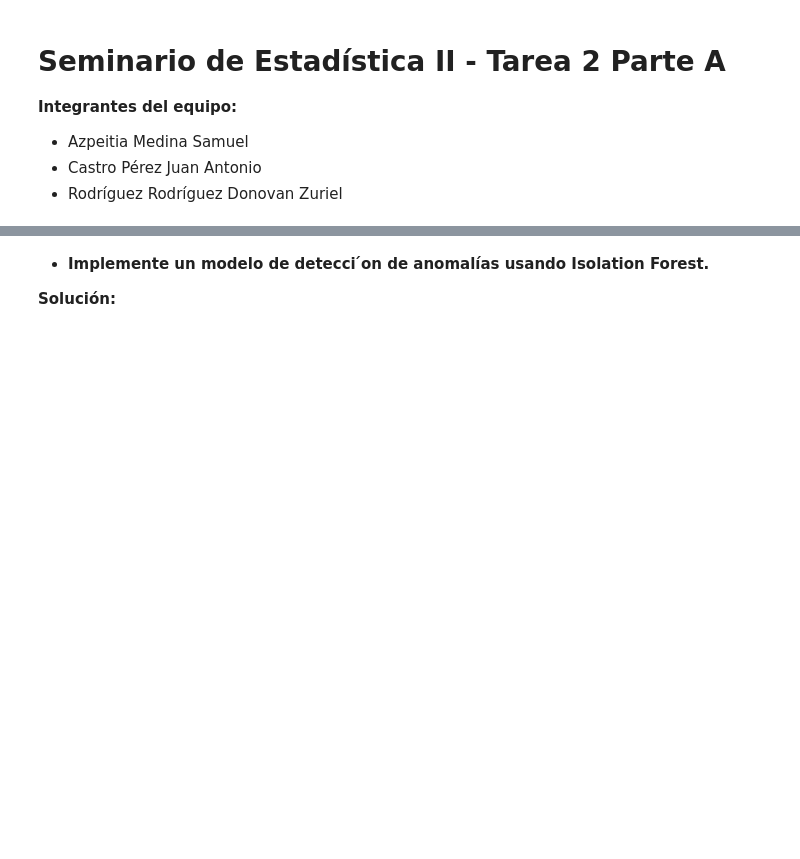
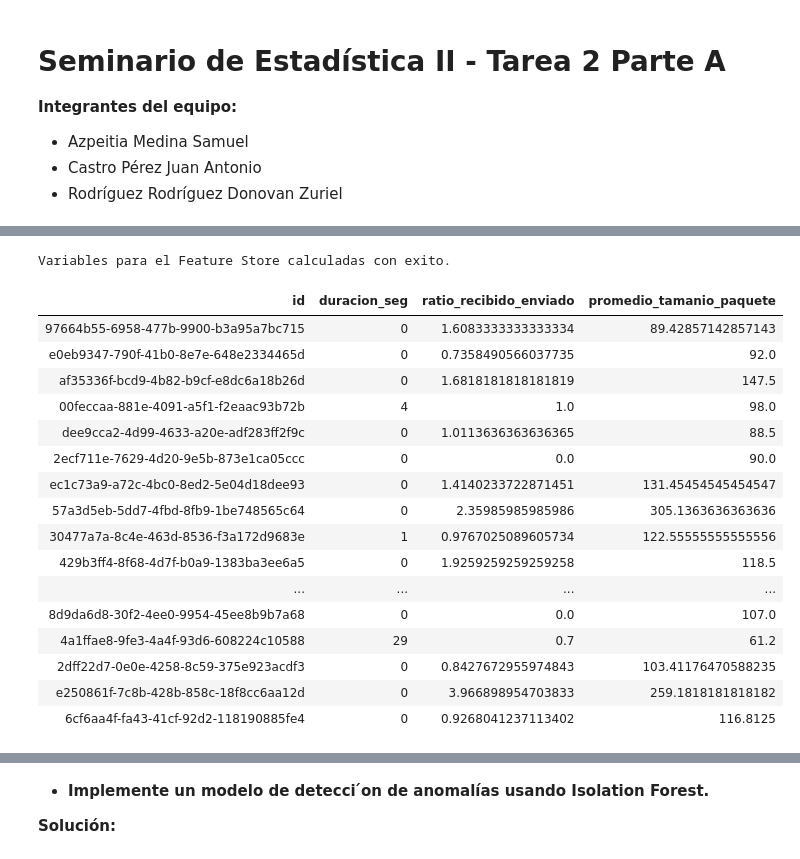
Before and after one commit to DonovanRodriguezRodriguez/Seminario-de-Estad-stica-II, a Jupyter notebook: Tarea 2A.ipynb, the cells around one changed output, grey strips where cells are left out. Drawn from its saved outputs; the diff is of its cells as text; code cells hidden in the pictures; blank space fills up the shorter version.

```diff
--- a/Tarea 2A.ipynb
+++ b/Tarea 2A.ipynb
@@ -61,0 +87,45 @@ silver_df = silver_df.withColumn(
+# %%
+import uuid
+from pyspark.sql.types import StringType
+
+# Volvemos a leer la tabla silver ya limpia
+df_entrenamiento = spark.sql("SELECT * FROM dev.ciencias_data.silver_sessions")
+
+# Calculamos la duracion de la sesion en segundos
+# Usamos to_timestamp para que Spark entienda el formato ISO que traen las columnas
+df_entrenamiento = df_entrenamiento.withColumn("duracion_seg", F.unix_timestamp(F.to_timestamp("last_packet")) - F.unix_timestamp(F.to_timestamp("first_packet")))
+
+# Ratio de bytes (destino / origen)
+df_entrenamiento = df_entrenamiento.withColumn("ratio_recibido_enviado", F.when(F.col("src_bytes") > 0, F.col("dst_bytes") / F.col("src_bytes")).otherwise(0.0))
+
+# Tamaño promedio de los paquetes
+df_entrenamiento = df_entrenamiento.withColumn("promedio_tamanio_paquete", F.when(F.col("tot_packets") > 0, F.col("tot_bytes") / F.col("tot_packets")).otherwise(0.0))
+
+# Creamos el UUID para usarlo como Primary Key
+def crear_identificador():
+    return str(uuid.uuid4())
+
+udf_id = F.udf(crear_identificador, StringType())
+df_features_final = df_entrenamiento.withColumn("id", udf_id())
+
+print("Variables para el Feature Store calculadas con exito.")
+df_features_final.select("id", "duracion_seg", "ratio_recibido_enviado", "promedio_tamanio_paquete").limit(20).display()
+# %% [output]
+Variables para el Feature Store calculadas con exito.
+| id | duracion_seg | ratio_recibido_enviado | promedio_tamanio_paquete |
+| 97664b55-6958-477b-9900-b3a95a7bc715 | 0 | 1.6083333333333334 | 89.42857142857143 |
+| e0eb9347-790f-41b0-8e7e-648e2334465d | 0 | 0.7358490566037735 | 92.0 |
+| af35336f-bcd9-4b82-b9cf-e8dc6a18b26d | 0 | 1.6818181818181819 | 147.5 |
+| 00feccaa-881e-4091-a5f1-f2eaac93b72b | 4 | 1.0 | 98.0 |
+| dee9cca2-4d99-4633-a20e-adf283ff2f9c | 0 | 1.0113636363636365 | 88.5 |
+| 2ecf711e-7629-4d20-9e5b-873e1ca05ccc | 0 | 0.0 | 90.0 |
+| ec1c73a9-a72c-4bc0-8ed2-5e04d18dee93 | 0 | 1.4140233722871451 | 131.45454545454547 |
+| 57a3d5eb-5dd7-4fbd-8fb9-1be748565c64 | 0 | 2.35985985985986 | 305.1363636363636 |
+| 30477a7a-8c4e-463d-8536-f3a172d9683e | 1 | 0.9767025089605734 | 122.55555555555556 |
+| 429b3ff4-8f68-4d7f-b0a9-1383ba3ee6a5 | 0 | 1.9259259259259258 | 118.5 |
+| ... | ... | ... | ... |
+| 8d9da6d8-30f2-4ee0-9954-45ee8b9b7a68 | 0 | 0.0 | 107.0 |
+| 4a1ffae8-9fe3-4a4f-93d6-608224c10588 | 29 | 0.7 | 61.2 |
+| 2dff22d7-0e0e-4258-8c59-375e923acdf3 | 0 | 0.8427672955974843 | 103.41176470588235 |
+| e250861f-7c8b-428b-858c-18f8cc6aa12d | 0 | 3.966898954703833 | 259.1818181818182 |
+| 6cf6aa4f-fa43-41cf-92d2-118190885fe4 | 0 | 0.9268041237113402 | 116.8125 |
```
Also changed, not shown: parts of 26 cells of this notebook, 1 other file.
